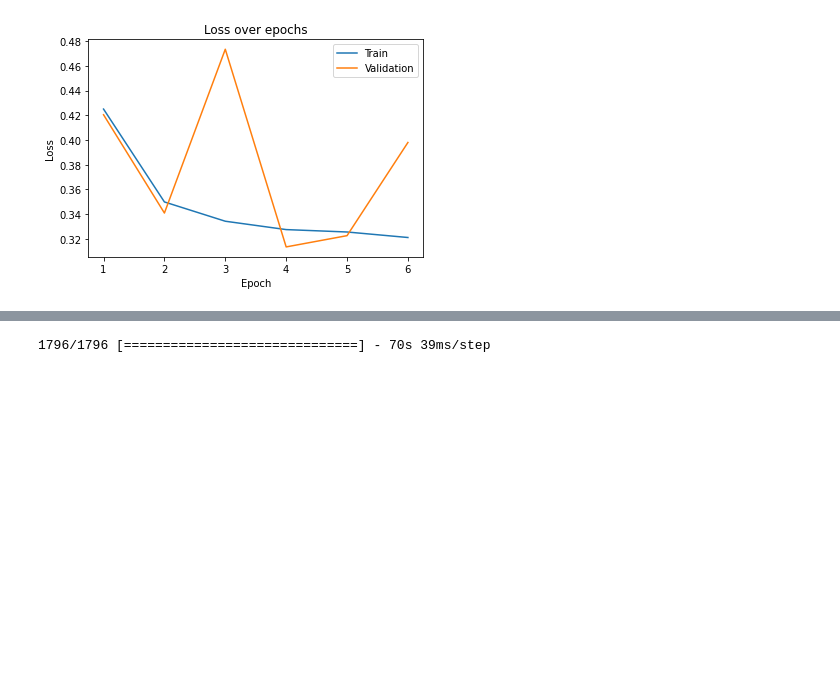
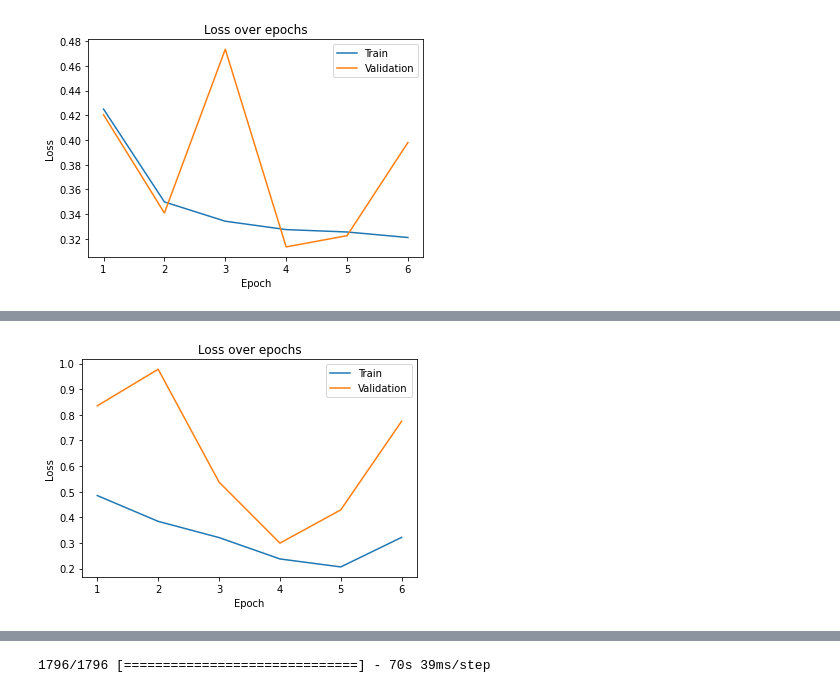
Before and after one commit to HeTalksInMaths/Kaggle-Hist-Cancer-Transfer, a Jupyter notebook: kaggle-histopathologic-cancer-transfer-learning.ipynb, the cells around one changed output, grey strips where cells are left out. Saved outputs shown, nothing was run; the diff lists cells and outputs as text; code cells hidden in the pictures; blank space fills up the shorter version.

```diff
--- a/kaggle-histopathologic-cancer-transfer-learning.ipynb
+++ b/kaggle-histopathologic-cancer-transfer-learning.ipynb
@@ -471,0 +541,10 @@ plt.show()
+# %%
+plt.plot(range(1, len(fit_stats.history['auc']) + 1), fit_stats.history['loss'])
+plt.plot(range(1, len(fit_stats.history['auc']) + 1), fit_stats.history['val_loss'])
+plt.title('Loss over epochs')
+plt.ylabel('Loss')
+plt.xlabel('Epoch')
+plt.legend(['Train', 'Validation'], loc='best')
+plt.show()
+# %% [output]
+[figure, added]
```
Also changed, not shown: parts of 28 cells of this notebook.
